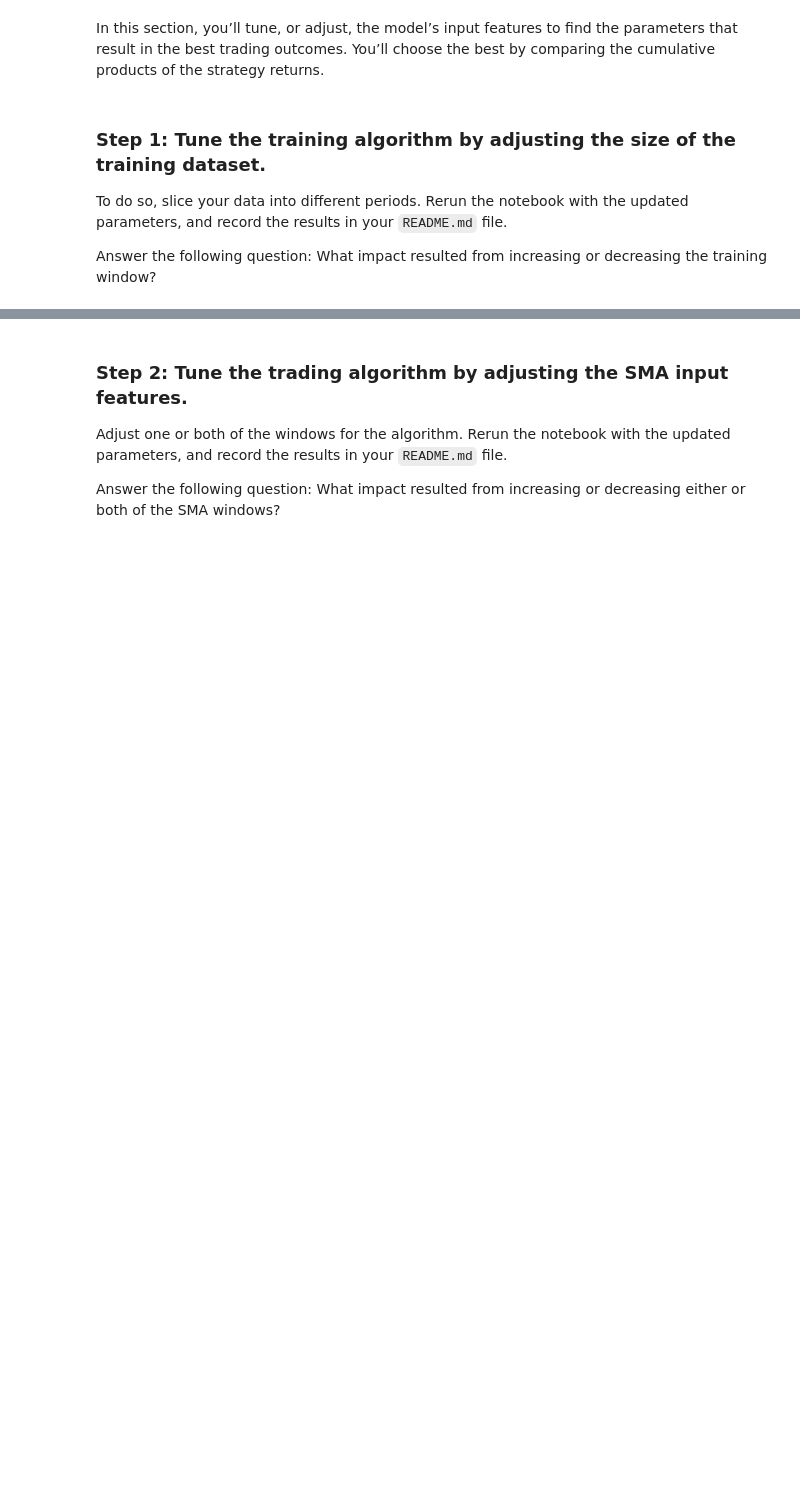
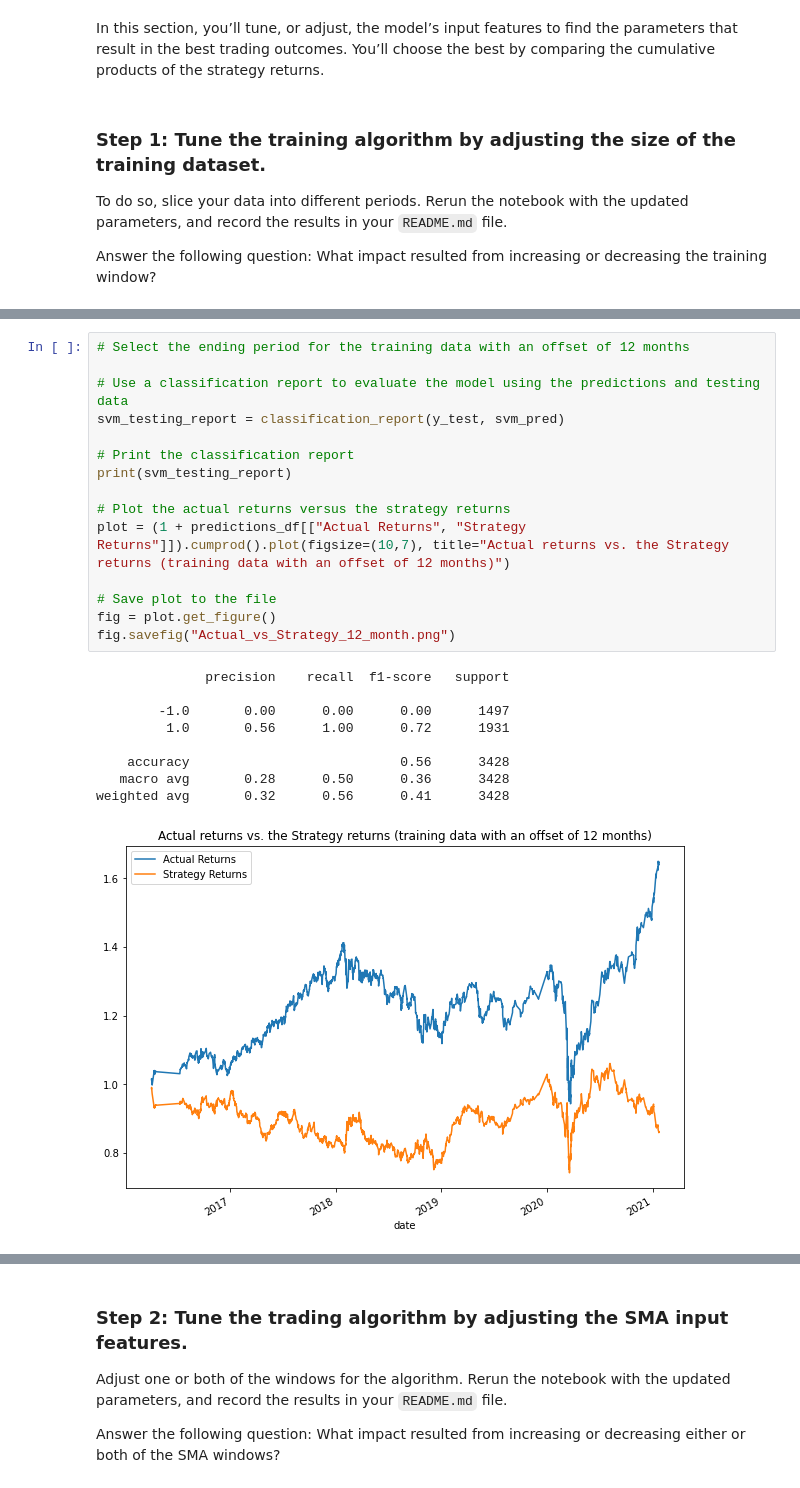
Before and after one commit to VladislavGlupak/Machine-Learning-Trading-Bot, a Jupyter notebook: machine_learning_trading_bot.ipynb, the cells around one changed output, grey strips where cells are left out. Cells and saved outputs as stored; diff of their text form; blank space fills up the shorter version.

```diff
--- a/machine_learning_trading_bot.ipynb
+++ b/machine_learning_trading_bot.ipynb
@@ -265,0 +366,25 @@ Answer the following question: What impact resulted from increasing or decreasin
+# %%
+# Select the ending period for the training data with an offset of 12 months
+
+# Use a classification report to evaluate the model using the predictions and testing data
+svm_testing_report = classification_report(y_test, svm_pred)
+
+# Print the classification report
+print(svm_testing_report)
+
+# Plot the actual returns versus the strategy returns
+plot = (1 + predictions_df[["Actual Returns", "Strategy Returns"]]).cumprod().plot(figsize=(10,7), title="Actual returns vs. the Strategy returns (training data with an offset of 12 months)")
+
+# Save plot to the file
+fig = plot.get_figure()
+fig.savefig("Actual_vs_Strategy_12_month.png")
+# %% [output]
+              precision    recall  f1-score   support
+
+        -1.0       0.00      0.00      0.00      1497
+         1.0       0.56      1.00      0.72      1931
+
+    accuracy                           0.56      3428
+   macro avg       0.28      0.50      0.36      3428
+weighted avg       0.32      0.56      0.41      3428
+[figure, added]
```
Also changed, not shown: parts of 34 cells of this notebook, 9 other files.
